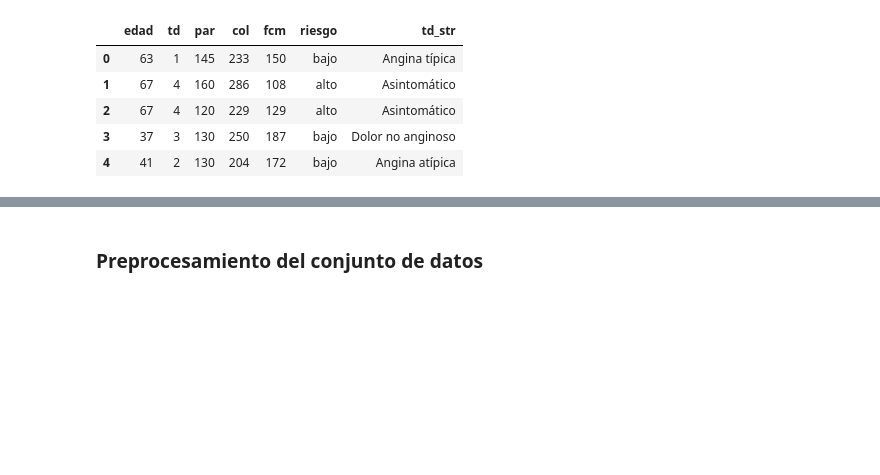
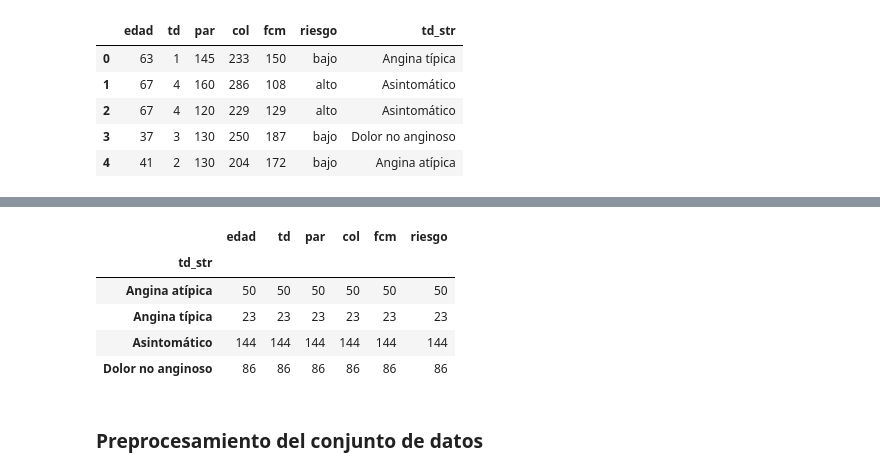
Before and after one commit to FedericoPacheco/tp2-cd, a Jupyter notebook: notebook.ipynb, the cells around one changed output, grey strips where cells are left out. Drawn from its saved outputs; the diff is of its cells as text; code cells hidden in the pictures; blank space fills up the shorter version.

```diff
--- a/notebook.ipynb
+++ b/notebook.ipynb
@@ -101,3 +101,12 @@ Text(0.5, 1.0, 'Riesgo de cardiopatía')
+# %%
+df.groupby("td_str").count()
+# %% [output]
+|  | edad | td | par | col | fcm | riesgo |
+| td_str |  |  |  |  |  |  |
+| Angina atípica | 50 | 50 | 50 | 50 | 50 | 50 |
+| Angina típica | 23 | 23 | 23 | 23 | 23 | 23 |
+| Asintomático | 144 | 144 | 144 | 144 | 144 | 144 |
+| Dolor no anginoso | 86 | 86 | 86 | 86 | 86 | 86 |
 # %% [markdown]
 ### Preprocesamiento del conjunto de datos
 # %%
```
Also changed, not shown: parts of 18 cells of this notebook.
